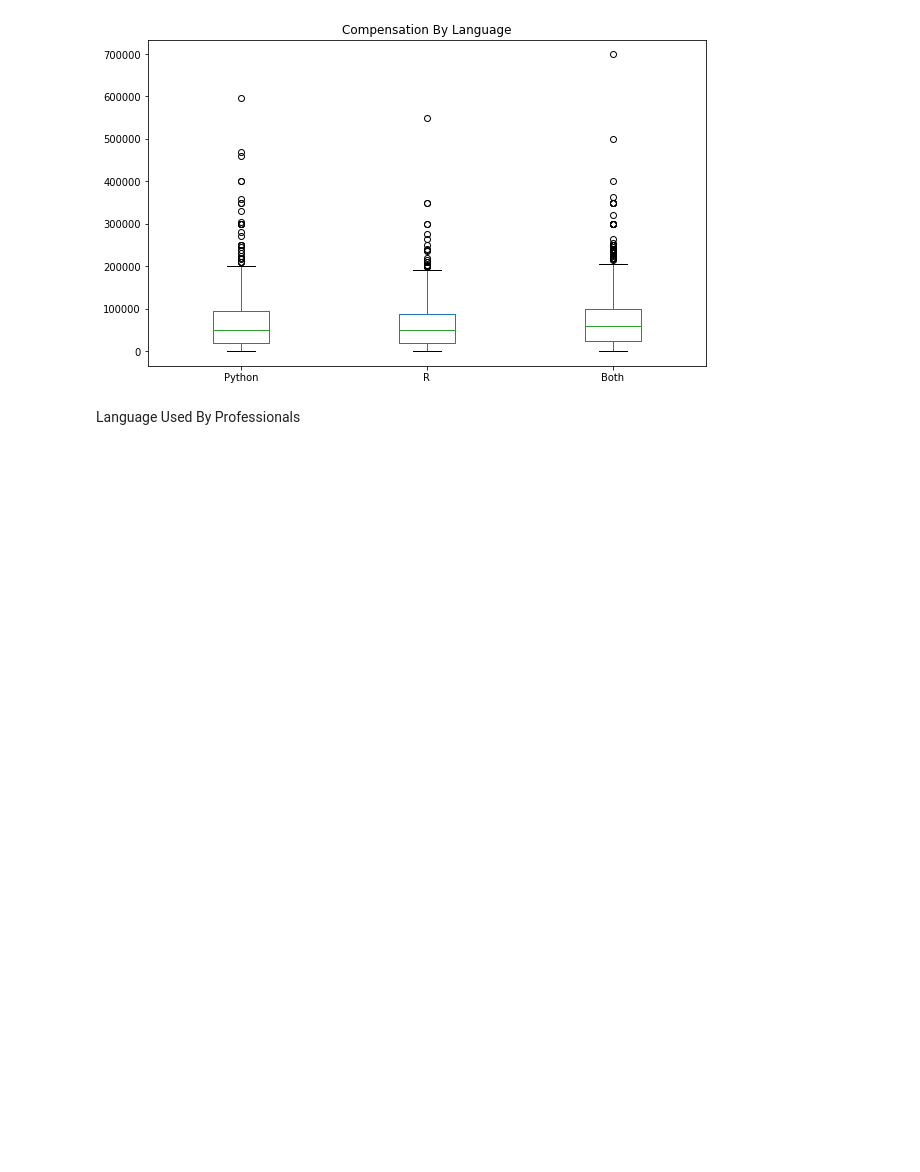
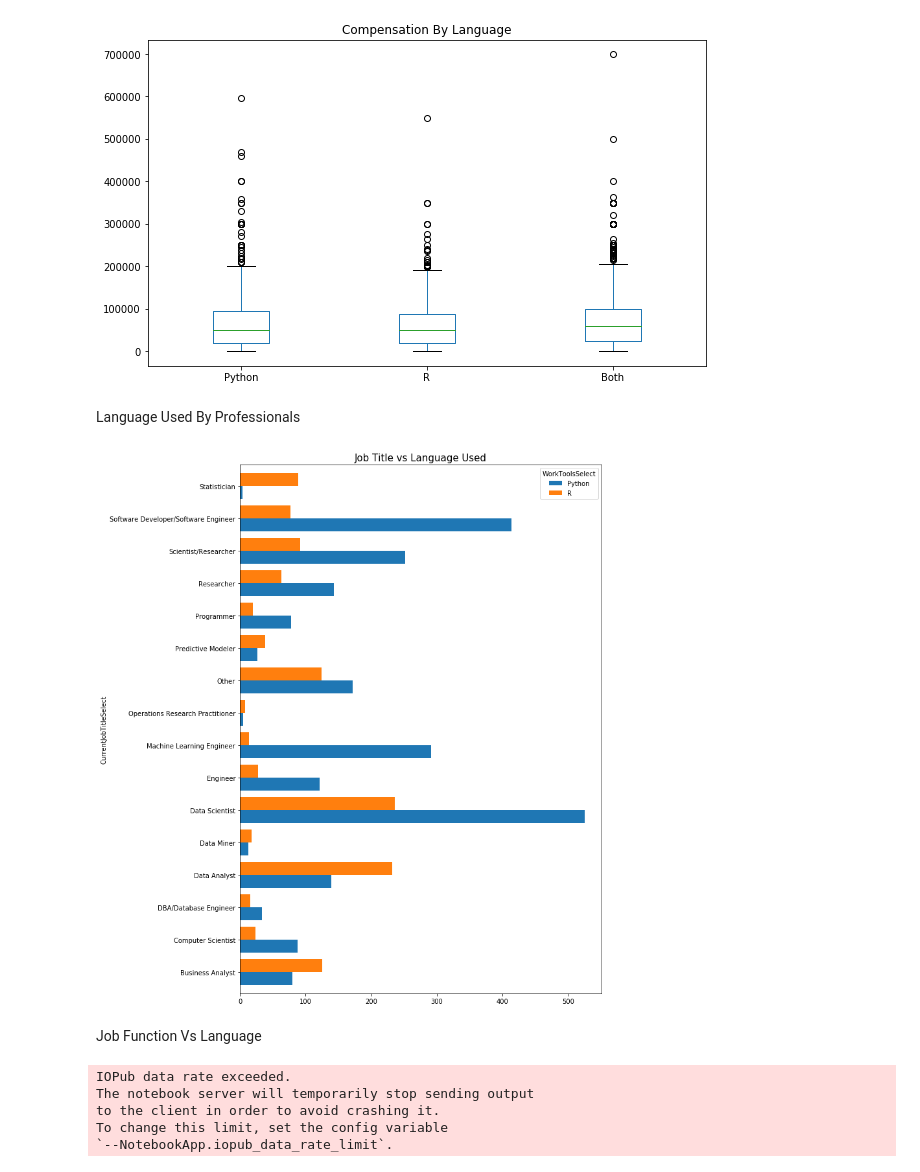
Before and after one commit to ArshadKhurshid/DataScience-Survey, a Jupyter notebook: ML_Kaggle_DS_Survey.ipynb, the cells around one changed output. Cells and saved outputs as stored; diff of their text form; code cells hidden in the pictures; blank space fills up the shorter version.

Commit message:
Add Job function vs language

```diff
--- a/ML_Kaggle_DS_Survey.ipynb
+++ b/ML_Kaggle_DS_Survey.ipynb
@@ -585,3 +585,35 @@ plt.show()
 [figure]
 # %% [markdown]
 Language Used By Professionals
+# %%
+py1=python.copy()
+r=R.copy()
+py1['WorkToolsSelect']='Python'
+r['WorkToolsSelect']='R'
+r_vs_py=pd.concat([py1,r])
+r_vs_py=r_vs_py.groupby(['CurrentJobTitleSelect','WorkToolsSelect'])['Age'].count().to_frame().reset_index()
+r_vs_py.pivot('CurrentJobTitleSelect','WorkToolsSelect','Age').plot.barh(width=0.8)
+fig=plt.gcf()
+fig.set_size_inches(10,15)
+plt.title('Job Title vs Language Used',size=15)
+plt.show()
+# %% [output]
+[figure, added]
+# %% [markdown]
+Job Function Vs Language
+# %%
+py1=python.copy()
+r=R.copy()
+r_vs_py=pd.concat([py1,r])
+r_vs_py=r_vs_py.groupby(['JobFunctionSelect','WorkToolsSelect'])['Age'].count().to_frame().reset_index()
+r_vs_py.pivot('JobFunctionSelect','WorkToolsSelect','Age').plot.barh(width=0.8)
+fig=plt.gcf()
+fig.set_size_inches(10,15)
+plt.title('Job Description vs Language Used',size=15)
+plt.show()
+# %% [output]
+IOPub data rate exceeded.
+The notebook server will temporarily stop sending output
+to the client in order to avoid crashing it.
+To change this limit, set the config variable
+`--NotebookApp.iopub_data_rate_limit`.
```
Also changed, not shown: parts of 4 cells of this notebook.
